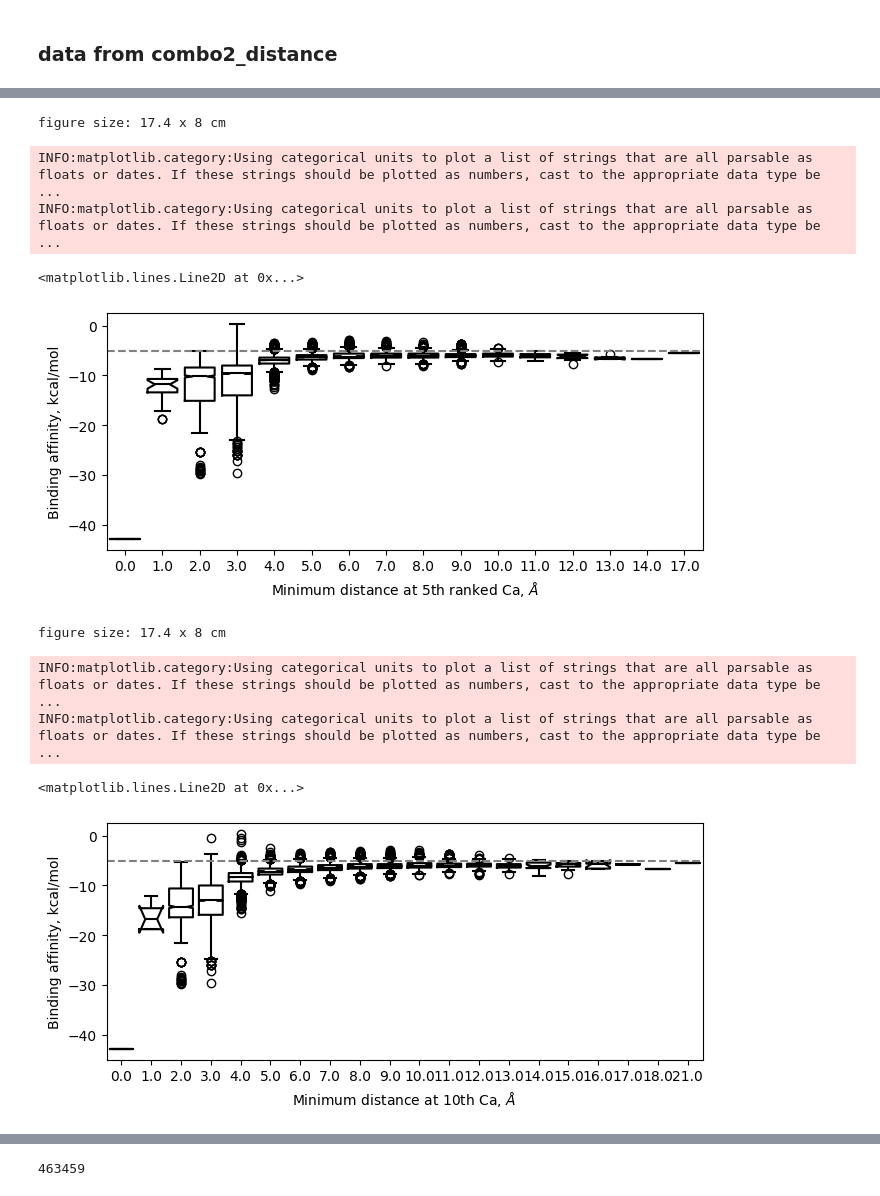
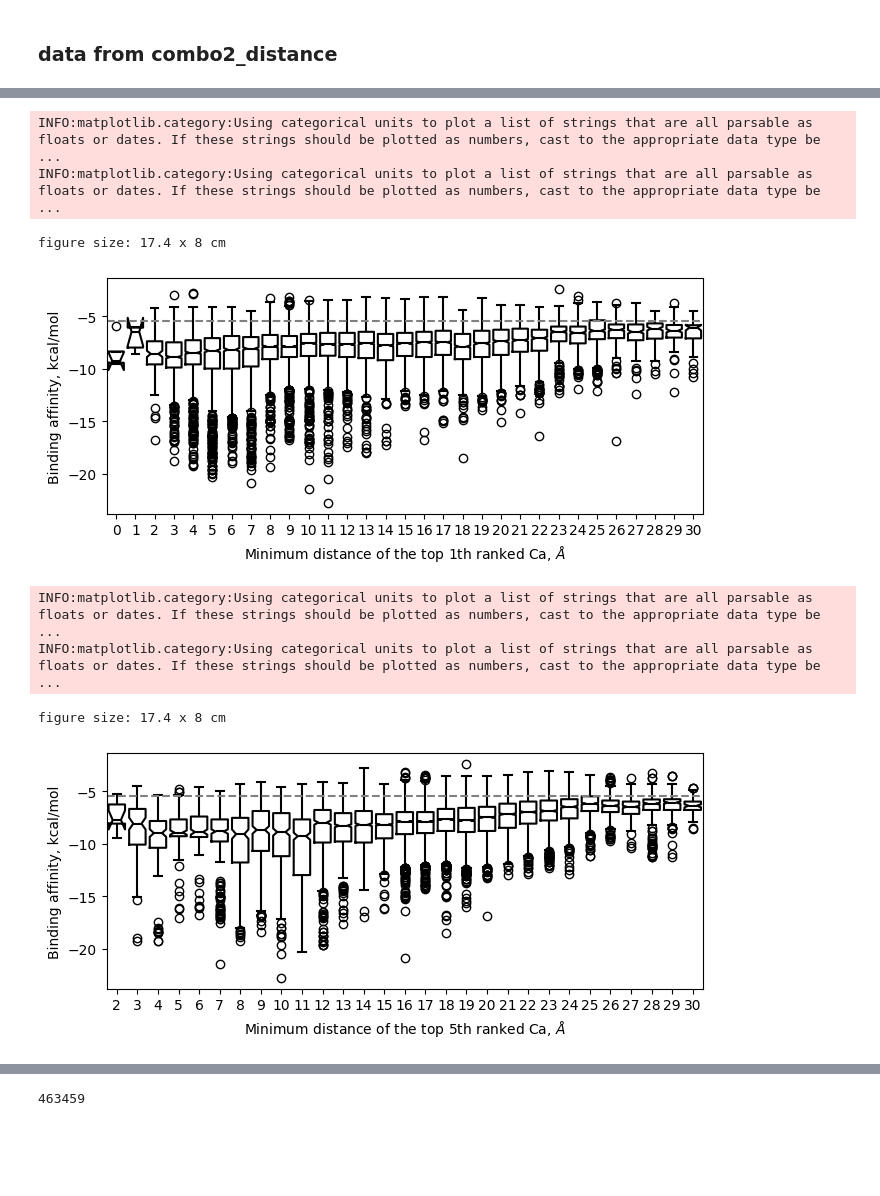
Before and after one commit to protein-design/predict_antibody, a Jupyter notebook: src/combo2_binding.ipynb, the cells around one changed output, grey strips where cells are left out. Saved outputs shown, nothing was run; the diff lists cells and outputs as text; code cells hidden in the pictures; blank space fills up the shorter version.

```diff
--- a/src/combo2_binding.ipynb
+++ b/src/combo2_binding.ipynb
@@ -243,2 +223,7 @@ figure size: 17.4 x 6 cm
 # %% [markdown]
 ### data from combo2_distance
+# %%
+# load
+pfile = '/home/yuan/output/pdb/collect/distance/distance_abag_combo2_distance.pkl'
+ddf = LoadData.abag_dist_stat(pfile)
+ddf.head(1)
@@ -245,30 +234,19 @@ figure size: 17.4 x 6 cm
 # %%
-query = """
-    select * from combo2_distance
-    where pdb_id in (
-        select pdb_id from view_antibody
-    );
-"""
-ddf = QueryComplex(True).list_data(query, True)
-ddf = ddf.dropna()
-# keep antibody only
-ddf = ddf.merge(ab_combo2, how='inner', on='combo_id')
-
-
-print(ddf.shape)
-ddf.head(1)
+# load combo2_contacts
+cdf0, cdf1 = LoadData.combo2_contacts(ab_combo2)
+cdf1.head(1)
 # %% [output]
 (137674, 13)
 |  | pdb_id_x | combo_id | relative_pkl | ranked_dist1 | ranked_dist2 | pdb_id_y | chain_combo | ab_chain_no | ... |
 | 0 | 3IJH | 3IJH_0_A-B | combo2_distance/3I/3IJH/3IJH_0_A-... | 2,3,3,3,3,3,3,3,3,3,3,3,3,3,3,3,3... | 2,3,3,3,3,3,3,3,3,3,3,3,3,3,3,3,3... | 3IJH | A-B | B-A | ... |
 # %%
-cddf = pd.merge(cdf, ddf, how='inner', on='combo_id')
-
 # not binding
-cddf0 = cddf[cddf['binding_affinity'].isna()]
+df0 = pd.merge(cdf0, ddf, how='inner', on='combo_id')
+df0 = df0[df0['binding_affinity'].isna()]
 print('no binding:', len(cddf0))
 
 # bidning
-cddf1 = cddf[cddf['binding_affinity'].notna()]
-print('binding:', len(cddf1))
+df1 = pd.merge(cdf1, ddf, how='inner', on='combo_id')
+df1 = df1[df1['binding_affinity'].notna()]
+print('binding:', len(df1))
 # %% [output]
@@ -277,35 +260,25 @@ binding: 50059
 # %%
 args = {'width_level':3, 'height':8}
 fig, ax = Layout(args).one()
 
-col = '5th'
-cddf2 = cddf1[cddf1[col]<=30]
-sns.boxplot(cddf2, x=col, y='binding_affinity', ax=ax, notch=True, fill=False, color='black')
-ax.set_xlabel(f"Minimum distance at {col} ranked Ca, $\AA$")
-ax.set_ylabel('Binding affinity, kcal/mol')
-ax.axhline(-5, color='grey', linestyle='--')
+col = '1th'
+PlotBinding(df1).box_contacts_distance(ax, col)
 # %% [output]
-figure size: 17.4 x 8 cm
+INFO:matplotlib.category:Using categorical units to plot a list of strings that are all parsable as floats or dates. If these strings should be plotted as numbers, cast to the appropriate data type be ...
+INFO:matplotlib.category:Using categorical units to plot a list of strings that are all parsable as floats or dates. If these strings should be plotted as numbers, cast to the appropriate data type be ...
-INFO:matplotlib.category:Using categorical units to plot a list of strings that are all parsable as floats or dates. If these strings should be plotted as numbers, cast to the appropriate data type be ...
-INFO:matplotlib.category:Using categorical units to plot a list of strings that are all parsable as floats or dates. If these strings should be plotted as numbers, cast to the appropriate data type be ...
+figure size: 17.4 x 8 cm
-<matplotlib.lines.Line2D at 0x...>
-[figure, old version]
+[figure, new version]
 # %%
 args = {'width_level':3, 'height':8}
 fig, ax = Layout(args).one()
 
-col = '10th'
-cddf2 = cddf1[cddf1[col]<=30]
-sns.boxplot(cddf2, x=col, y='binding_affinity', ax=ax, notch=True, fill=False, color='black')
-ax.set_xlabel(f"Minimum distance at {col} Ca, $\AA$")
-ax.set_ylabel('Binding affinity, kcal/mol')
-ax.axhline(-5, color='grey', linestyle='--')
+col = '5th'
+PlotBinding(df1).box_contacts_distance(ax, col)
 # %% [output]
-figure size: 17.4 x 8 cm
+INFO:matplotlib.category:Using categorical units to plot a list of strings that are all parsable as floats or dates. If these strings should be plotted as numbers, cast to the appropriate data type be ...
+INFO:matplotlib.category:Using categorical units to plot a list of strings that are all parsable as floats or dates. If these strings should be plotted as numbers, cast to the appropriate data type be ...
-INFO:matplotlib.category:Using categorical units to plot a list of strings that are all parsable as floats or dates. If these strings should be plotted as numbers, cast to the appropriate data type be ...
-INFO:matplotlib.category:Using categorical units to plot a list of strings that are all parsable as floats or dates. If these strings should be plotted as numbers, cast to the appropriate data type be ...
+figure size: 17.4 x 8 cm
-<matplotlib.lines.Line2D at 0x...>
-[figure, old version]
+[figure, new version]
 # %%
 args = {'width_level':1, 'height':6}
 fig, ax = Layout(args).one()
```
Also changed, not shown: parts of 31 cells of this notebook, 9 other files.
